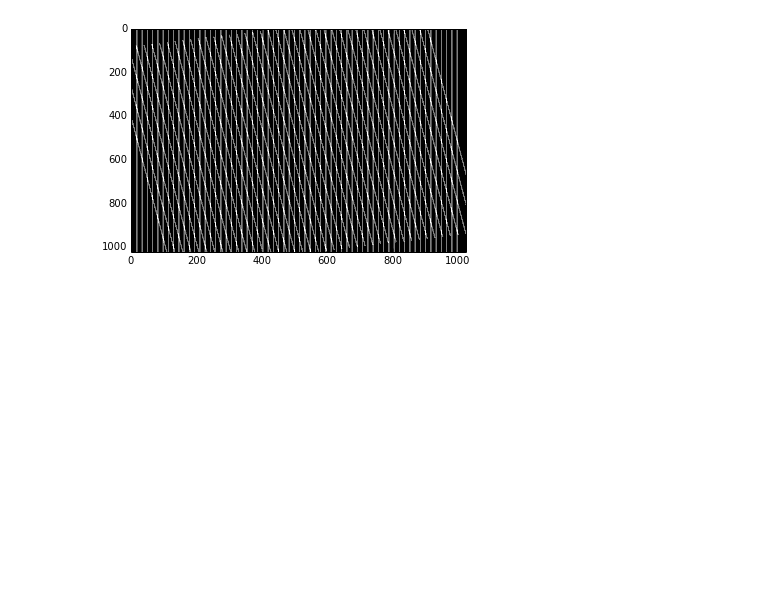
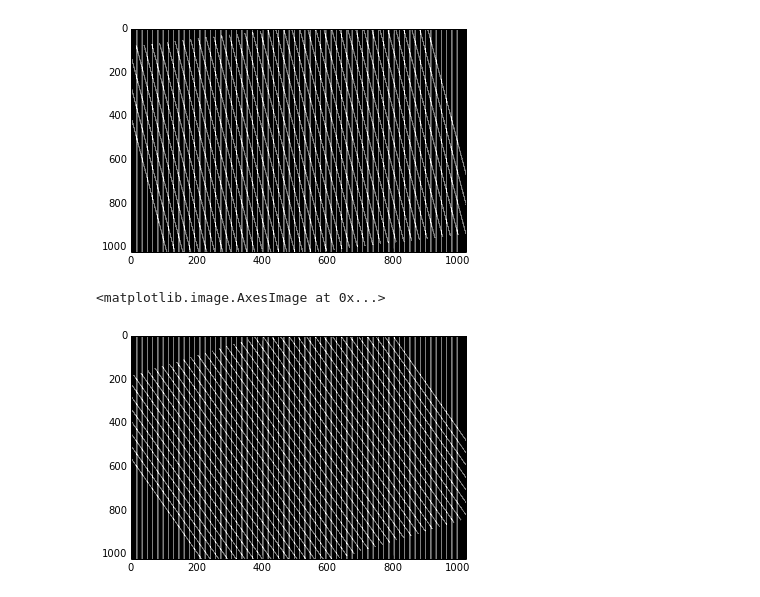
Before and after one commit to LCAV/SignalsOfTheDay, a Jupyter notebook: MOIRE/Untitled0.ipynb, the cells around one changed output. Drawn from its saved outputs; the diff is of its cells as text; code cells hidden in the pictures; blank space fills up the shorter version.

```diff
--- a/MOIRE/Untitled0.ipynb
+++ b/MOIRE/Untitled0.ipynb
@@ -172,8 +172,11 @@ plt.imshow(np.asarray(imme),aspect='auto')
 <matplotlib.image.AxesImage at 0x...>
 [figure]
 # %%
-immd=immb.rotate(5);
+immd=immb.rotate(25);
 
 imme=Image.blend(imma,immd,0.5);
 
 plt.imshow(np.asarray(imme),aspect='auto')
+# %% [output]
+<matplotlib.image.AxesImage at 0x...>
+[figure, added]
```
Also changed, not shown: parts of 2 cells of this notebook.
